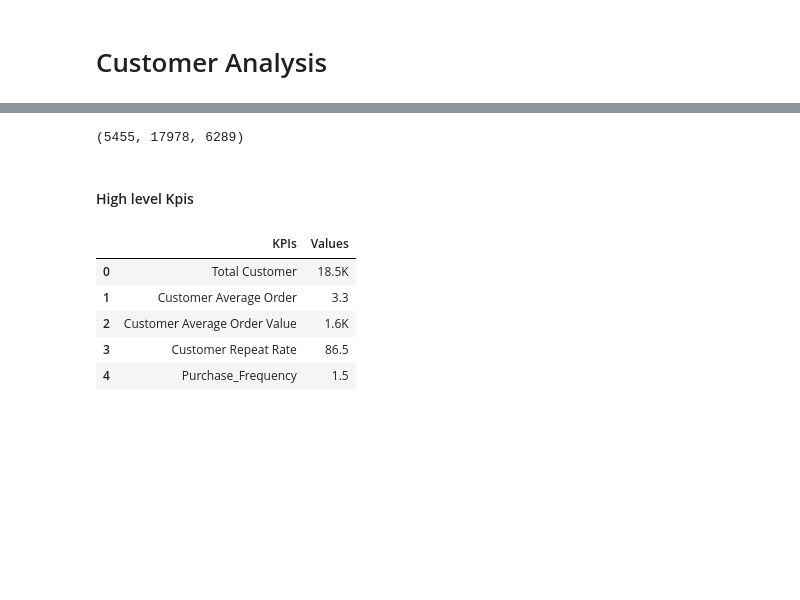
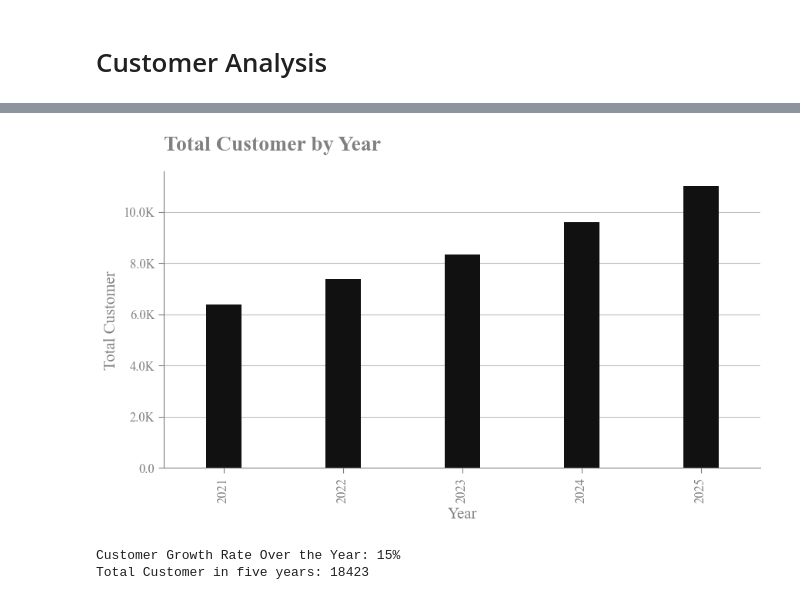
Before and after one commit to NishantSingh359/Sales_Analytics, a Jupyter notebook: notebooks/03_customer_analysis.ipynb, the cells around one changed output, grey strips where cells are left out. Cells and saved outputs as stored; diff of their text form; code cells hidden in the pictures; blank space fills up the shorter version.

```diff
--- a/notebooks/03_customer_analysis.ipynb
+++ b/notebooks/03_customer_analysis.ipynb
@@ -29,15 +22,17 @@ c = sales_mart[sales_mart['year'] != 2013]['customer_key'].nunique()
-# %%
-a, b, c
-# %% [output]
-(5455, 17978, 6289)
-# %% [markdown]
-#### High level Kpis
-# %%
-vs.customer_kpis(sales_mart)
-# %% [output]
-|  | KPIs | Values |
-| 0 | Total Customer | 18.5K |
-| 1 | Customer Average Order | 3.3 |
-| 2 | Customer Average Order Value | 1.6K |
-| 3 | Customer Repeat Rate | 86.5 |
-| 4 | Purchase_Frequency | 1.5 |
+# %%
+df = ckpi.customer_growth_rate()
+vs.ColumnPlot(
+    x=df["year"],
+    y1=df["customer_key"],
+    title="Total Customer by Year",
+    xlabel="Year",
+    ylabel="Total Customer",
+    fsize=(10, 5),
+).decoration()
+rate = round(df["growth_rate"].mean())
+print(f"Customer Growth Rate Over the Year: {rate}%")
+print(f"Total Customer in five years: {ckpi.total_customer()}")
+# %% [output]
+[figure, added]
+Customer Growth Rate Over the Year: 15%
+Total Customer in five years: 18423
```
Also changed, not shown: parts of 25 cells of this notebook.
